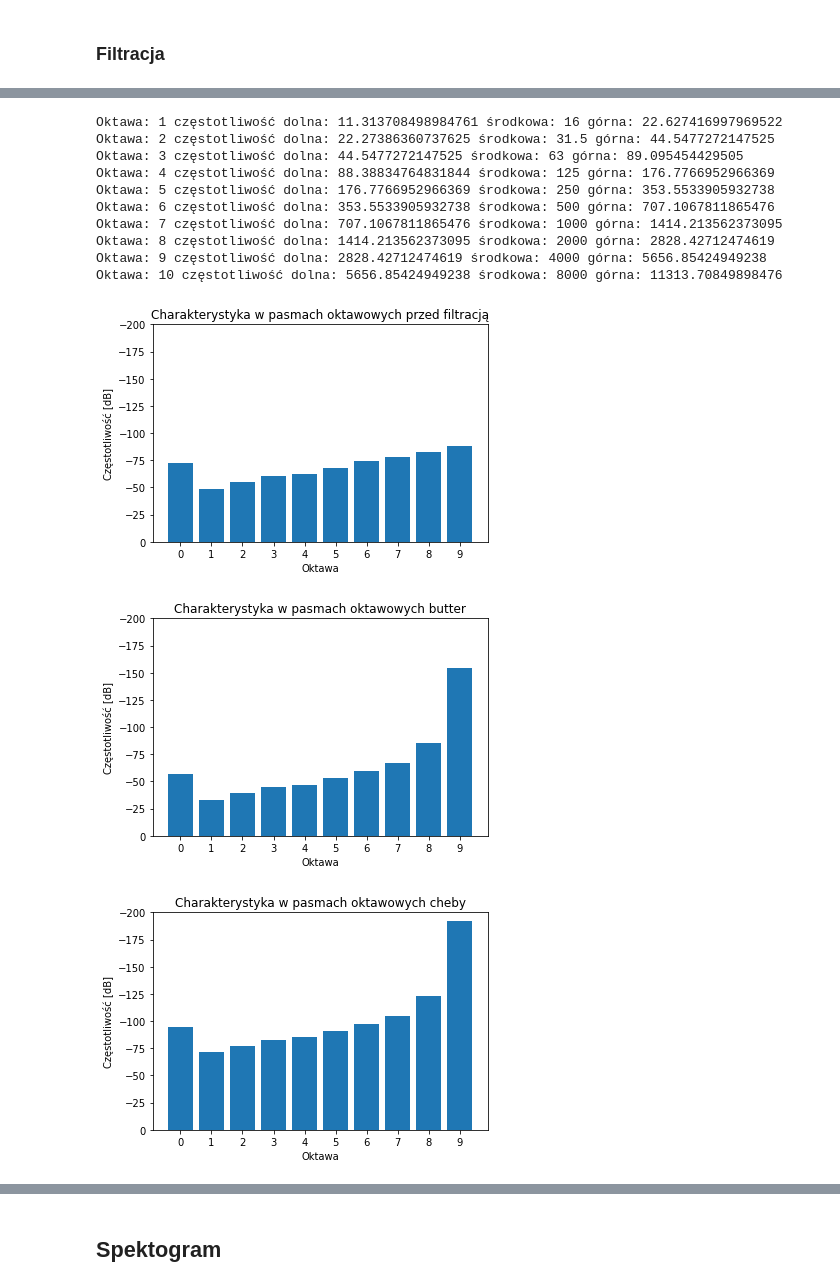
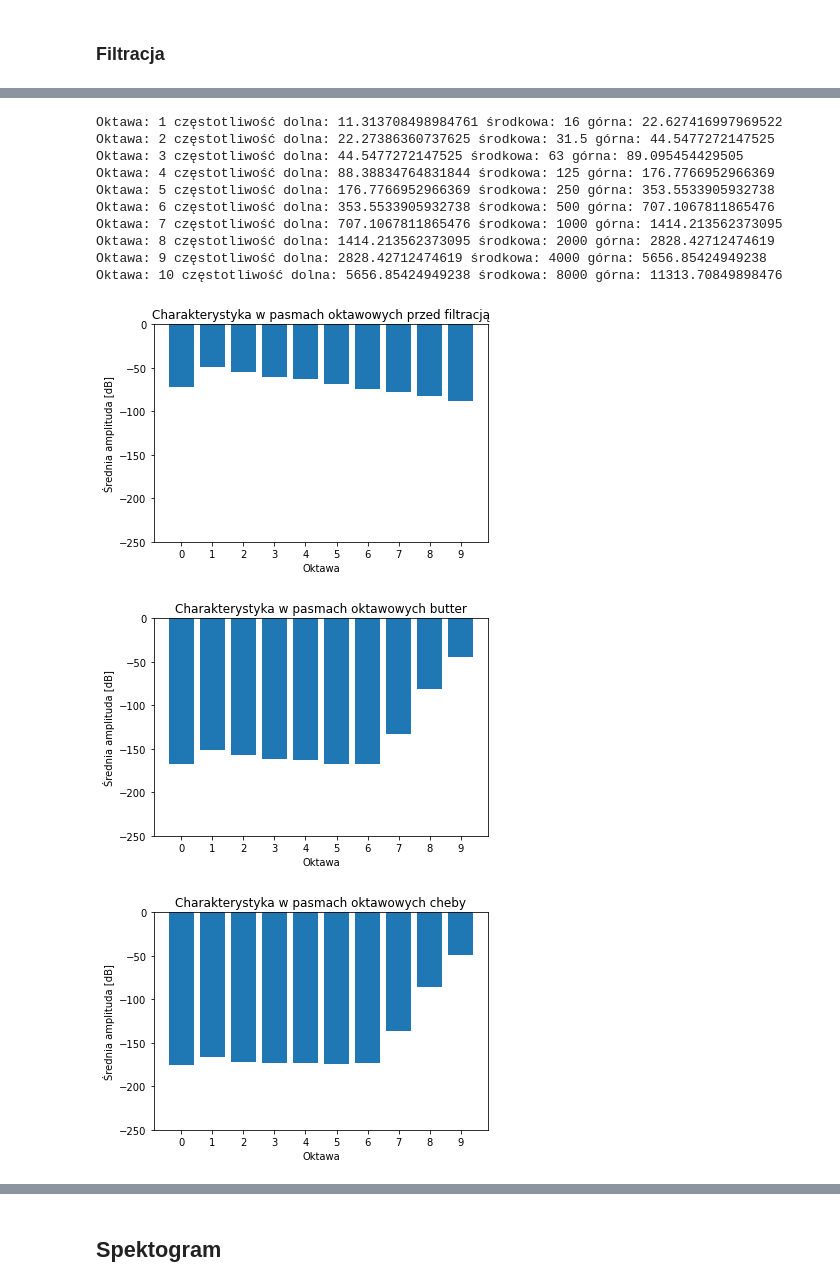
Before and after one commit to karlosos/acoustic_signals, a Jupyter notebook: lab05/Lab05.ipynb, the cells around one changed output, grey strips where cells are left out. Saved outputs shown, nothing was run; the diff lists cells and outputs as text; code cells hidden in the pictures.

```diff
--- a/lab05/Lab05.ipynb
+++ b/lab05/Lab05.ipynb
@@ -33,9 +37,9 @@ def plot_charakterystyka(w, h, fs):
 # %%
 fs = 22050  # czestotliwosc probkowania
 n = 10  # rzad filtra
-fc = 6000  # czestotliwosc odciecia
+fc = 1000  # czestotliwosc odciecia
 
-b, a = signal.iirfilter(n, fc / (fs / 2), btype='lowpass', ftype='butter')
+b, a = signal.iirfilter(n, fc / (fs / 2), btype='highpass', ftype='butter')
 w, h = signal.freqz(b, a)
 b_butter = b
 # %%
@@ -45,7 +49,7 @@ plot_charakterystyka(w, h, fs)
 # %% [markdown]
 ## Filtr dolno-przepustowy Czebyszewa typu 1
 # %%
-b, a = signal.iirfilter(n, fc / (fs / 2), btype='lowpass', ftype='cheby1', rp=20)
+b, a = signal.iirfilter(n, fc / (fs / 2), btype='highpass', ftype='cheby1', rp=1)
 w, h = signal.freqz(b, a)
 b_cheby1 = b
 # %%
@@ -124,38 +130,38 @@ def plot_octaves(y, fs, title, verbose=False):
         f_g = f_o * np.power(2, 1/2)
         if verbose:
             print("Oktawa:", idx+1, "częstotliwość dolna:", f_d, "środkowa:", f_o, "górna:", f_g)
         lower_bound = np.argmax(f>f_d)
         upper_bound = np.argmax(f>f_g)
         if upper_bound == 0:
             upper_bound = -1
         srednia_z_pasma.append(np.mean(widmo_amp[lower_bound:upper_bound]))
 
     plt.bar(np.arange(10), srednia_z_pasma)
-    plt.ylim([0, -200])
+    plt.ylim([-250, 0])
     plt.xticks(np.arange(10))
     plt.xlabel("Oktawa")
-    plt.ylabel("Częstotliwość [dB]")
+    plt.ylabel("Średnia amplituda [dB]")
     plt.title(f"Charakterystyka w pasmach oktawowych {title}")
     plt.show()
 
 
 plot_octaves(y, sr, "przed filtracją", verbose=True)
 plot_octaves(filtered_y_butter, sr, "butter")
 plot_octaves(filtered_y_cheby1, sr, "cheby")
 # %% [output]
 Oktawa: 1 częstotliwość dolna: 11.313708498984761 środkowa: 16 górna: 22.627416997969522
 Oktawa: 2 częstotliwość dolna: 22.27386360737625 środkowa: 31.5 górna: 44.5477272147525
 Oktawa: 3 częstotliwość dolna: 44.5477272147525 środkowa: 63 górna: 89.095454429505
 Oktawa: 4 częstotliwość dolna: 88.38834764831844 środkowa: 125 górna: 176.7766952966369
 Oktawa: 5 częstotliwość dolna: 176.7766952966369 środkowa: 250 górna: 353.5533905932738
 Oktawa: 6 częstotliwość dolna: 353.5533905932738 środkowa: 500 górna: 707.1067811865476
 Oktawa: 7 częstotliwość dolna: 707.1067811865476 środkowa: 1000 górna: 1414.213562373095
 Oktawa: 8 częstotliwość dolna: 1414.213562373095 środkowa: 2000 górna: 2828.42712474619
 Oktawa: 9 częstotliwość dolna: 2828.42712474619 środkowa: 4000 górna: 5656.85424949238
 Oktawa: 10 częstotliwość dolna: 5656.85424949238 środkowa: 8000 górna: 11313.70849898476
-[figure, old version]
+[figure, new version]
-[figure, old version]
+[figure, new version]
-[figure, old version]
+[figure, new version]
 # %% [markdown]
 ## Tercje
 
```
Also changed, not shown: parts of 11 cells of this notebook, 4 other files.
